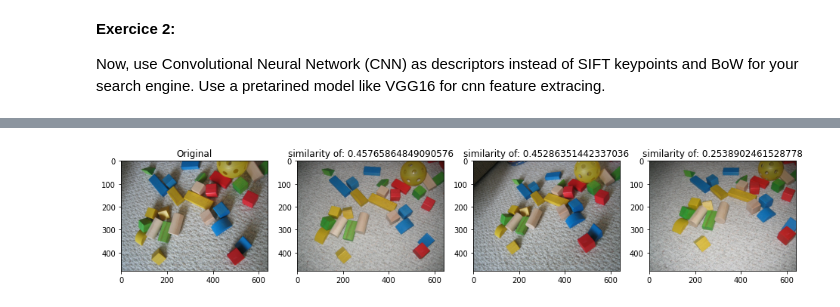
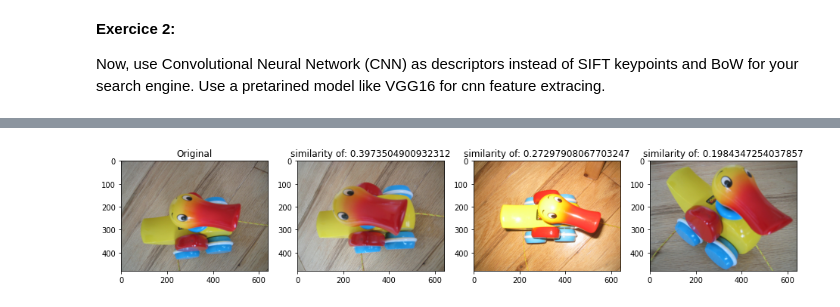
Before and after one commit to Mkenza/Computer_V_SDI, a Jupyter notebook: TP1_MAKHLOUF_ClassifBasedFeaturesPoints.ipynb, the cells around one changed output, grey strips where cells are left out. Drawn from its saved outputs; the diff is of its cells as text; code cells hidden in the pictures.

```diff
--- a/TP1_MAKHLOUF_ClassifBasedFeaturesPoints.ipynb
+++ b/TP1_MAKHLOUF_ClassifBasedFeaturesPoints.ipynb
@@ -392,7 +392,7 @@ for image_path, descriptor in des_list[1:]:
     descriptors = np.vstack((descriptors, descriptor))
 
 # Perform k-means clustering
-k = 100
+k = 1000
 print ("Start k-means: %d words, %d key points" % (k, descriptors.shape[0]))
 
 voc, variance = kmeans(descriptors, k, 1)
@@ -419,7 +420,7 @@ joblib.dump((im_features, image_paths, idf, k, voc), "bof_retr.pkl", compress=3)
 # %% [output]
 ['bof_retr.pkl']
 # %%
-n = 10
+n = 3
 score = np.dot(im_features_r[n], im_features_r.T)
 
 nearest = np.argsort(score)[::-1]
@@ -468,22 +471,22 @@ train_features = np.reshape(train_features, (56, 15 * 20 * 512))
 # %%
 train_features = preprocessing.normalize(train_features, norm='l2')
-n = 10
+n = 3
 score = np.dot(train_features[n], train_features.T)
 
 nearest = np.argsort(score)[::-1]
 fig, axs = plt.subplots(nrows=1, ncols=4, figsize=(16,10))
 
 # plot original
 ax = axs.flatten()[0]
 im = cv2.imread(image_paths[n])
 im = cv2.cvtColor(im, cv2.COLOR_BGR2RGB)
 ax.imshow(im)
 ax.title.set_text(f"Original")
 # plot first three most similar images
 for i, ax in enumerate(axs.flatten()[1:]):
   im = cv2.imread(image_paths[nearest[i+1]])
   im = cv2.cvtColor(im, cv2.COLOR_BGR2RGB)
   ax.imshow(im)
   ax.title.set_text(f"similarity of: {score[nearest[i+1]]}")
 # %% [output]
-[figure, old version]
+[figure, new version]
```
Also changed, not shown: parts of 6 cells of this notebook.
